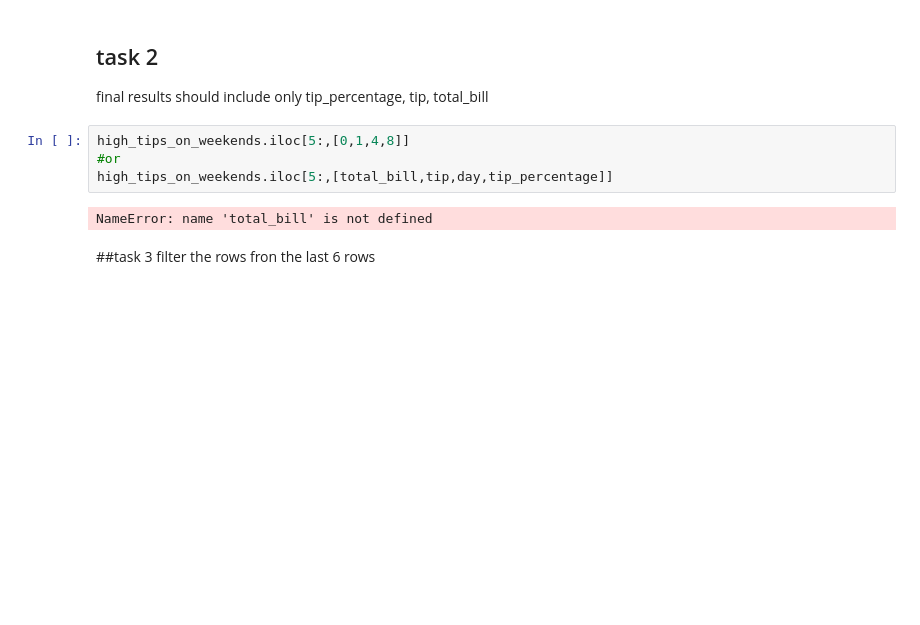
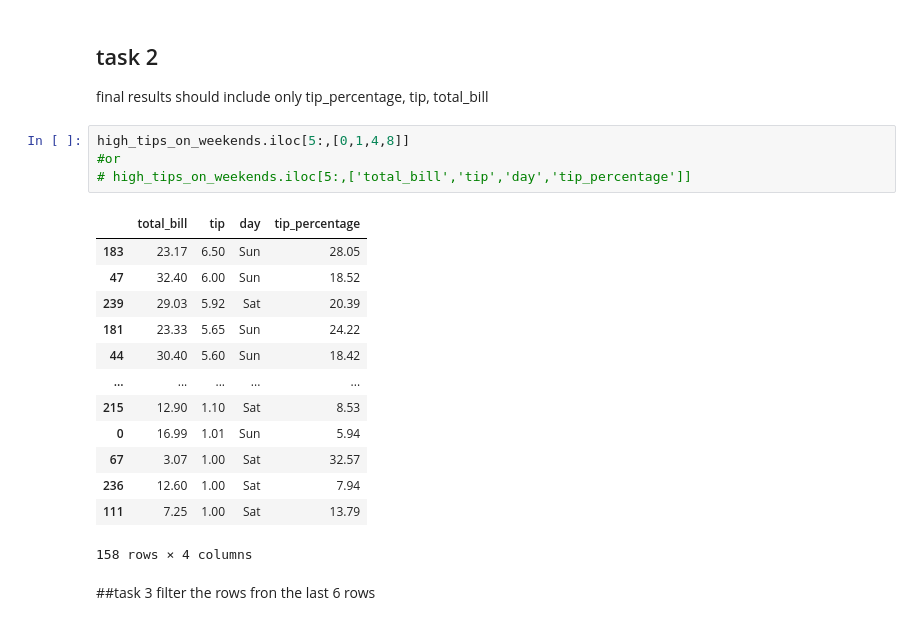
Before and after one commit to Thatom28/Python_Module, a Jupyter notebook: day_16_pandas.ipynb, the cells around one changed output. Cells and saved outputs as stored; diff of their text form; blank space fills up the shorter version.

```diff
--- a/day_16_pandas.ipynb
+++ b/day_16_pandas.ipynb
@@ -428,9 +428,21 @@ final results should include only tip_percentage, tip, total_bill
 # %%
 high_tips_on_weekends.iloc[5:,[0,1,4,8]]
 #or
-high_tips_on_weekends.iloc[5:,[total_bill,tip,day,tip_percentage]]
+# high_tips_on_weekends.iloc[5:,['total_bill','tip','day','tip_percentage']]
 # %% [output]
+|  | total_bill | tip | day | tip_percentage |
+| 183 | 23.17 | 6.50 | Sun | 28.05 |
+| 47 | 32.40 | 6.00 | Sun | 18.52 |
+| 239 | 29.03 | 5.92 | Sat | 20.39 |
+| 181 | 23.33 | 5.65 | Sun | 24.22 |
+| 44 | 30.40 | 5.60 | Sun | 18.42 |
+| ... | ... | ... | ... | ... |
+| 215 | 12.90 | 1.10 | Sat | 8.53 |
+| 0 | 16.99 | 1.01 | Sun | 5.94 |
+| 67 | 3.07 | 1.00 | Sat | 32.57 |
+| 236 | 12.60 | 1.00 | Sat | 7.94 |
+| 111 | 7.25 | 1.00 | Sat | 13.79 |
-NameError: name 'total_bill' is not defined
+158 rows × 4 columns
 # %% [markdown]
 ##task 3
 filter the rows fron the last 6 rows
```
Also changed, not shown: parts of 6 cells of this notebook, 3 other files.
